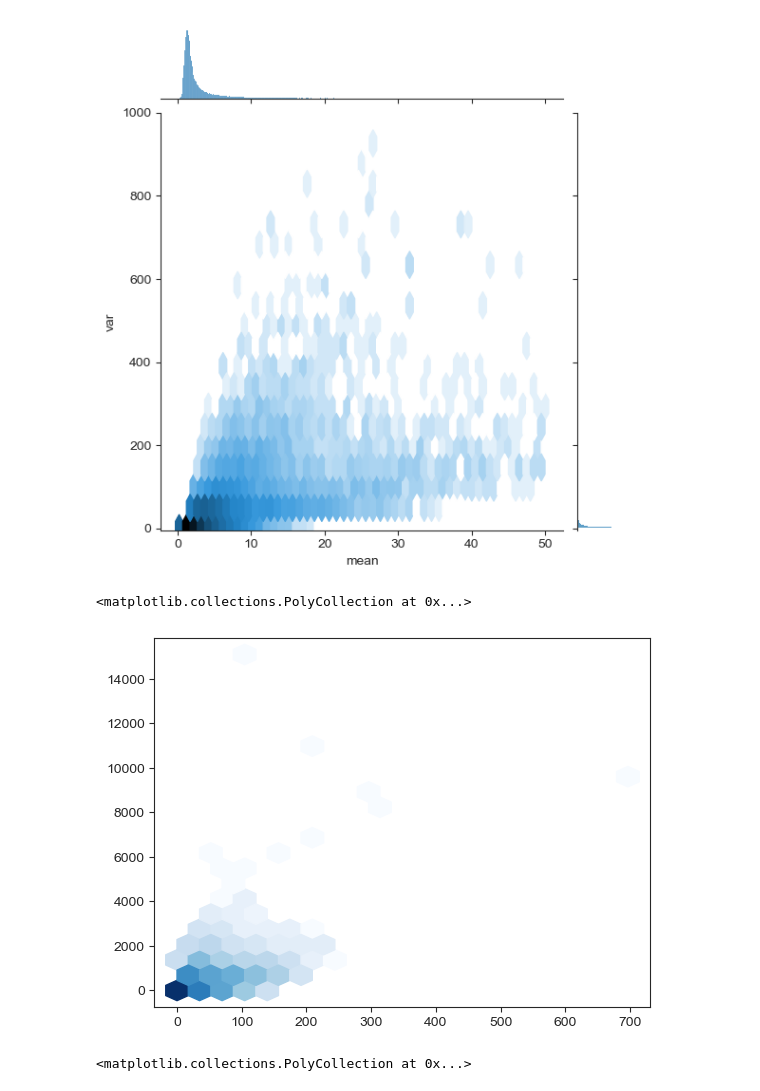
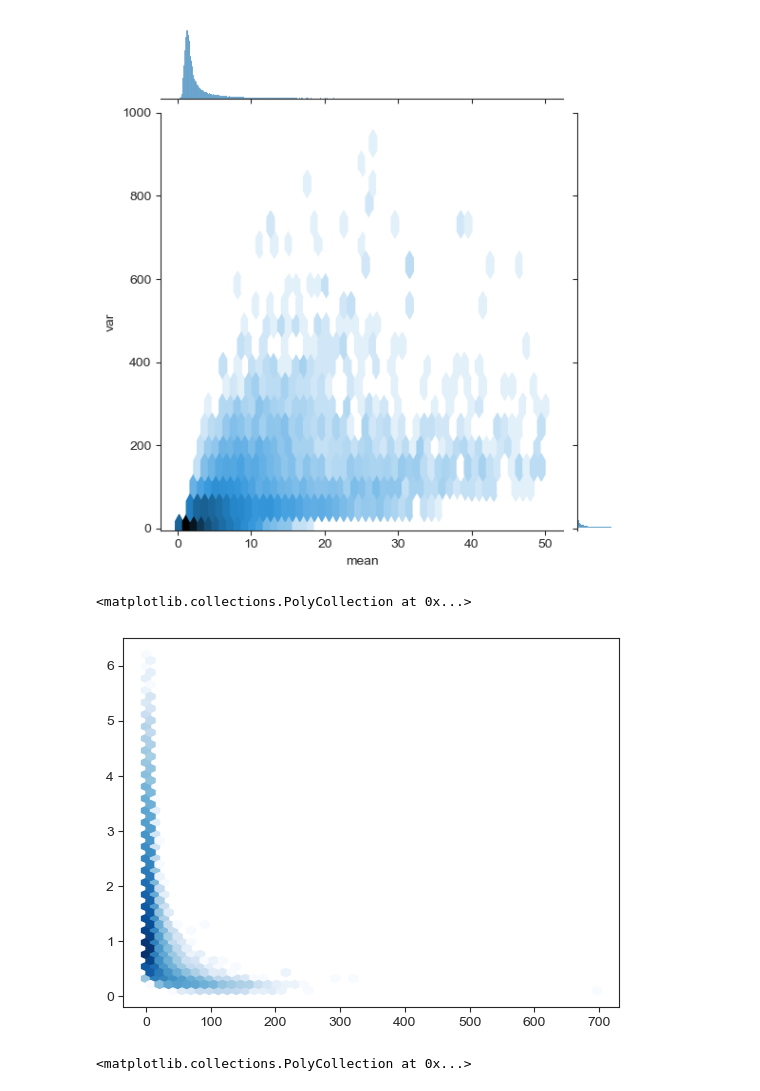
Before and after one commit to Topic2-Gene-Regulation-Immune-Cells/ILC-cells-Team4, a Jupyter notebook: 01_quality_control.ipynb, the cells around one changed output. Saved outputs shown, nothing was run; the diff lists cells and outputs as text; code cells hidden in the pictures.

Commit message:
adjusted plots

```diff
--- a/01_quality_control.ipynb
+++ b/01_quality_control.ipynb
@@ -156,10 +156,10 @@ plt.show()
 # %% [output]
 [figure]
 # %%
-plt.hexbin(peak_stats["mean"], peak_stats["var"], bins="log", gridsize=20, cmap="Blues")
+plt.hexbin(peak_stats["mean"], peak_stats["cv"], bins="log", gridsize=50, cmap="Blues")
 # %% [output]
 <matplotlib.collections.PolyCollection at 0x...>
-[figure, old version]
+[figure, new version]
 # %%
 plt.hexbin(peak_stats["mean"], peak_stats["peak_range"], bins="log", gridsize=20, cmap="Blues")
 # %% [output]
```
Also changed, not shown: 3 other files.
